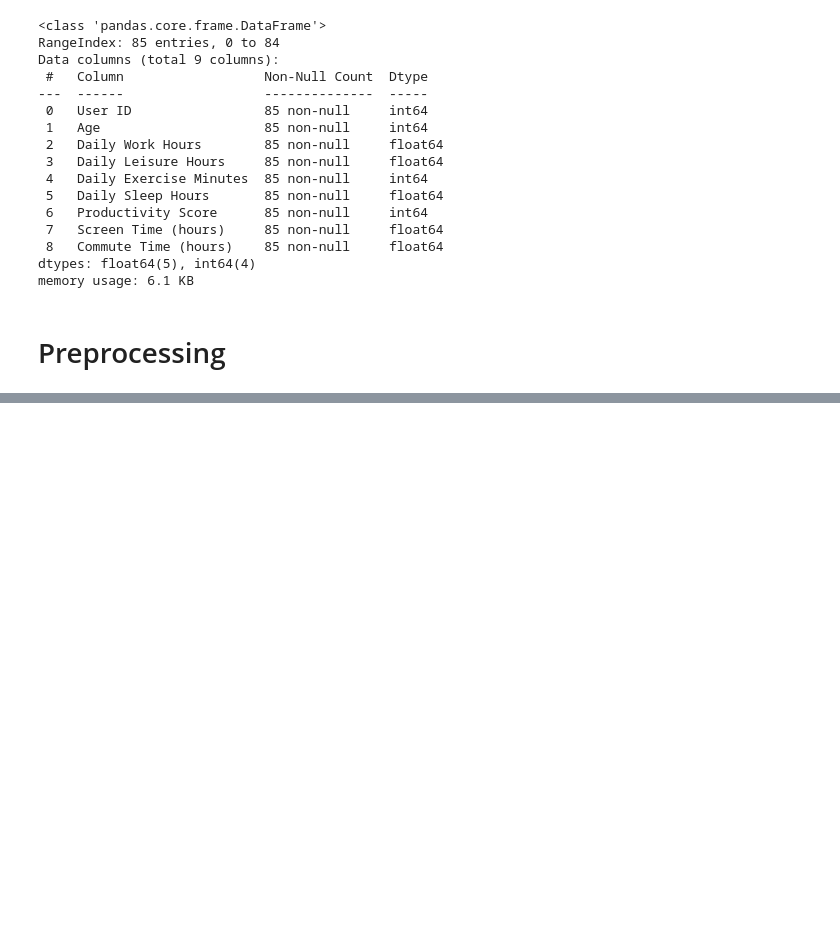
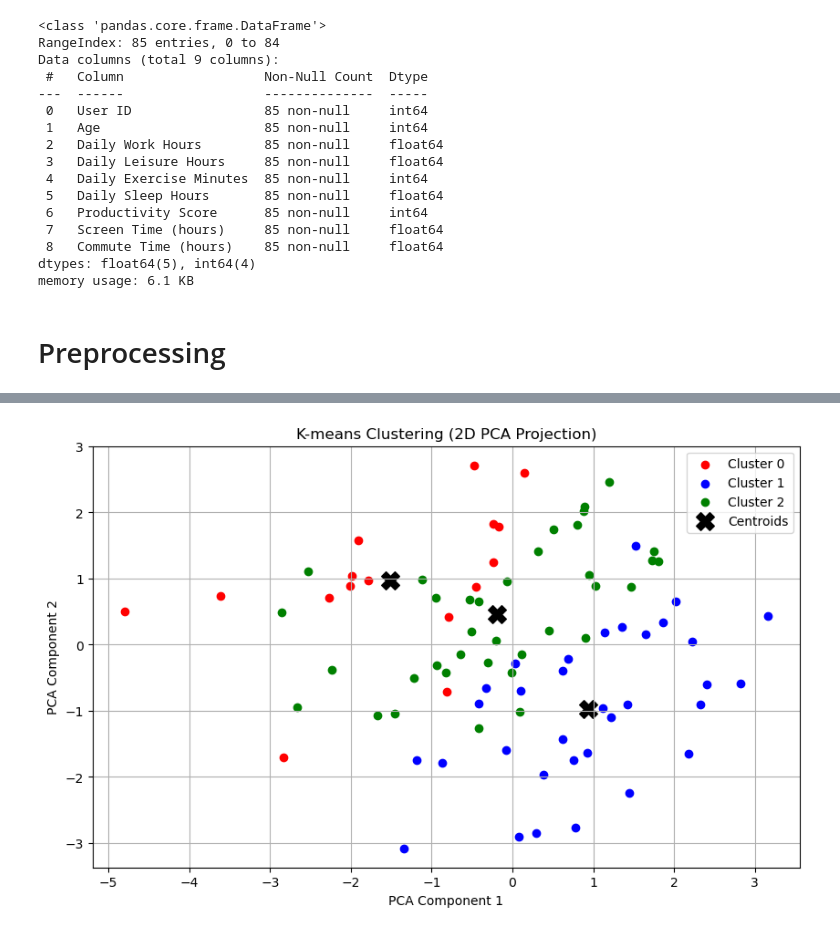
Before and after one commit to yceugene/learnsync, a Jupyter notebook: src/main.ipynb, the cells around one changed output, grey strips where cells are left out. Saved outputs shown, nothing was run; the diff lists cells and outputs as text; code cells hidden in the pictures; blank space fills up the shorter version.

```diff
--- a/src/main.ipynb
+++ b/src/main.ipynb
@@ -66,0 +96,32 @@ X_scaled = scaler.fit_transform(X)
+# %%
+k = 3
+kmeans = KMeans(n_clusters=k, random_state=42)
+clusters = kmeans.fit_predict(X_scaled)
+
+# Add cluster labels to the dataframe
+data['Cluster'] = clusters
+# %%
+# Reduce to 2D for visualization
+pca = PCA(n_components=2)
+X_pca = pca.fit_transform(X_scaled)
+
+# Plot clusters
+plt.figure(figsize=(10, 6))
+colors = ['red', 'blue', 'green']  # Adjust for k
+for i in range(k):
+    plt.scatter(X_pca[clusters == i, 0], X_pca[clusters == i, 1],
+                c=colors[i], label=f'Cluster {i}')
+
+# Plot centroids
+centroids_pca = pca.transform(kmeans.cluster_centers_)
+plt.scatter(centroids_pca[:, 0], centroids_pca[:, 1],
+            marker='X', s=200, c='black', label='Centroids')
+
+plt.xlabel('PCA Component 1')
+plt.ylabel('PCA Component 2')
+plt.title('K-means Clustering (2D PCA Projection)')
+plt.legend()
+plt.grid()
+plt.show()
+# %% [output]
+[figure, added]
```
Also changed, not shown: parts of 5 cells of this notebook.
